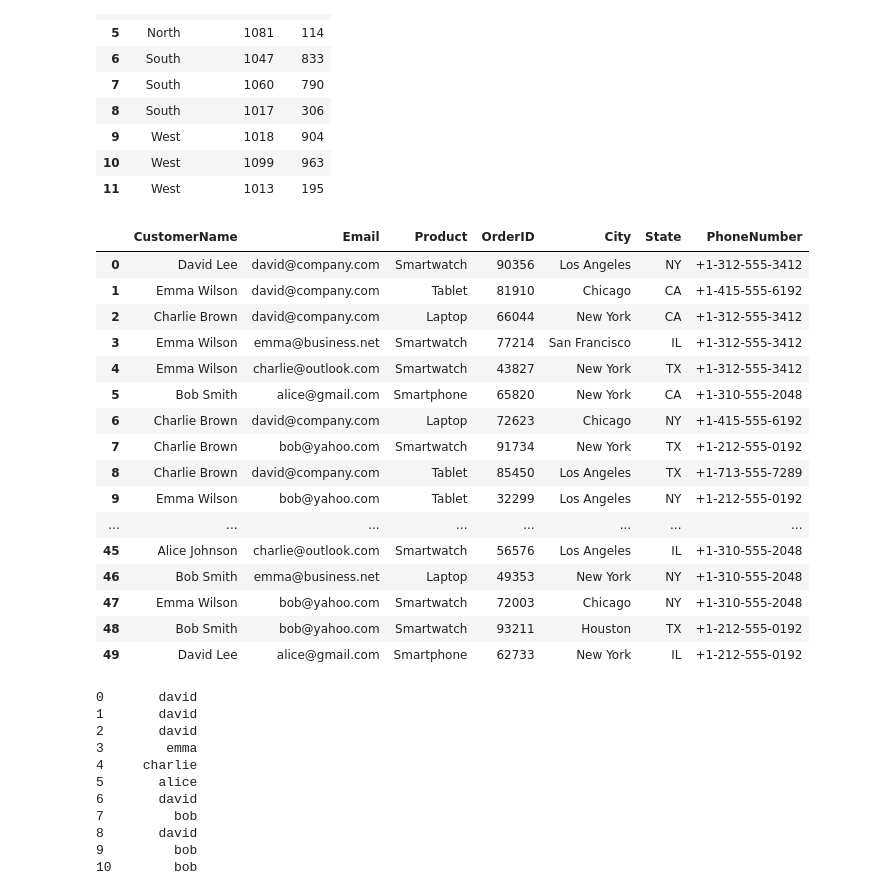
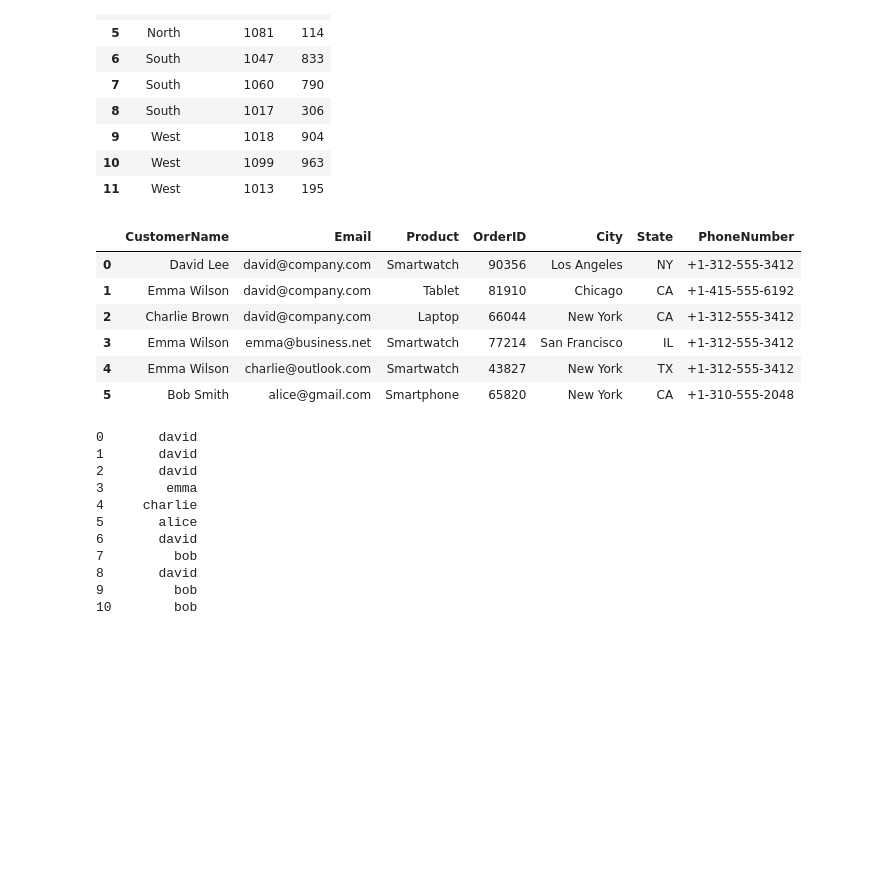
Before and after one commit to prajwalwadhai/Python, a Jupyter notebook: 0000000000015147/16. Pandas - 4 Sameer Sir.ipynb, the cells around one changed output. Cells and saved outputs as stored; diff of their text form; code cells hidden in the pictures; blank space fills up the shorter version.

```diff
--- a/0000000000015147/16. Pandas - 4 Sameer Sir.ipynb
+++ b/0000000000015147/16. Pandas - 4 Sameer Sir.ipynb
@@ -107,42 +107,32 @@ df.groupby('Region').apply(find_nlargest).reset_index().drop(['level_1'], axis =
 # %%
 import pandas as pd
 import numpy as np
 
 # Creating a sample dataset with text columns
 np.random.seed(42)
 
 data = {
     'CustomerName': np.random.choice(['Alice Johnson', 'Bob Smith', 'Charlie Brown', 'David Lee', 'Emma Wilson'], size=50),
     'Email': np.random.choice(['alice@gmail.com', 'bob@yahoo.com', 'charlie@outlook.com', 'david@company.com', 'emma@business.net'], size=50),
     'Product': np.random.choice(['Laptop', 'Smartphone', 'Tablet', 'Smartwatch'], size=50),
     'OrderID': np.random.randint(10000, 99999, size=50).astype(str),
     'City': np.random.choice(['New York', 'Los Angeles', 'Chicago', 'Houston', 'San Francisco'], size=50),
     'State': np.random.choice(['NY', 'CA', 'IL', 'TX', 'CA'], size=50),
     'PhoneNumber': np.random.choice(['+1-212-555-0192', '+1-310-555-2048', '+1-312-555-3412', '+1-713-555-7289', '+1-415-555-6192'], size=50)
 }
 
 df = pd.DataFrame(data)
 
 # Display the dataset
-df
+df.head(6)
 # %% [output]
 |  | CustomerName | Email | Product | OrderID | City | State | PhoneNumber |
 | 0 | David Lee | david@company.com | Smartwatch | 90356 | Los Angeles | NY | +1-312-555-3412 |
 | 1 | Emma Wilson | david@company.com | Tablet | 81910 | Chicago | CA | +1-415-555-6192 |
 | 2 | Charlie Brown | david@company.com | Laptop | 66044 | New York | CA | +1-312-555-3412 |
 | 3 | Emma Wilson | emma@business.net | Smartwatch | 77214 | San Francisco | IL | +1-312-555-3412 |
 | 4 | Emma Wilson | charlie@outlook.com | Smartwatch | 43827 | New York | TX | +1-312-555-3412 |
 | 5 | Bob Smith | alice@gmail.com | Smartphone | 65820 | New York | CA | +1-310-555-2048 |
-| 6 | Charlie Brown | david@company.com | Laptop | 72623 | Chicago | NY | +1-415-555-6192 |
-| 7 | Charlie Brown | bob@yahoo.com | Smartwatch | 91734 | New York | TX | +1-212-555-0192 |
-| 8 | Charlie Brown | david@company.com | Tablet | 85450 | Los Angeles | TX | +1-713-555-7289 |
-| 9 | Emma Wilson | bob@yahoo.com | Tablet | 32299 | Los Angeles | NY | +1-212-555-0192 |
-| ... | ... | ... | ... | ... | ... | ... | ... |
-| 45 | Alice Johnson | charlie@outlook.com | Smartwatch | 56576 | Los Angeles | IL | +1-310-555-2048 |
-| 46 | Bob Smith | emma@business.net | Laptop | 49353 | New York | NY | +1-310-555-2048 |
-| 47 | Emma Wilson | bob@yahoo.com | Smartwatch | 72003 | Chicago | NY | +1-310-555-2048 |
-| 48 | Bob Smith | bob@yahoo.com | Smartwatch | 93211 | Houston | TX | +1-212-555-0192 |
-| 49 | David Lee | alice@gmail.com | Smartphone | 62733 | New York | IL | +1-212-555-0192 |
 # %%
 # Question -
 # Extract the name from email
```
Also changed, not shown: 1 other file.
